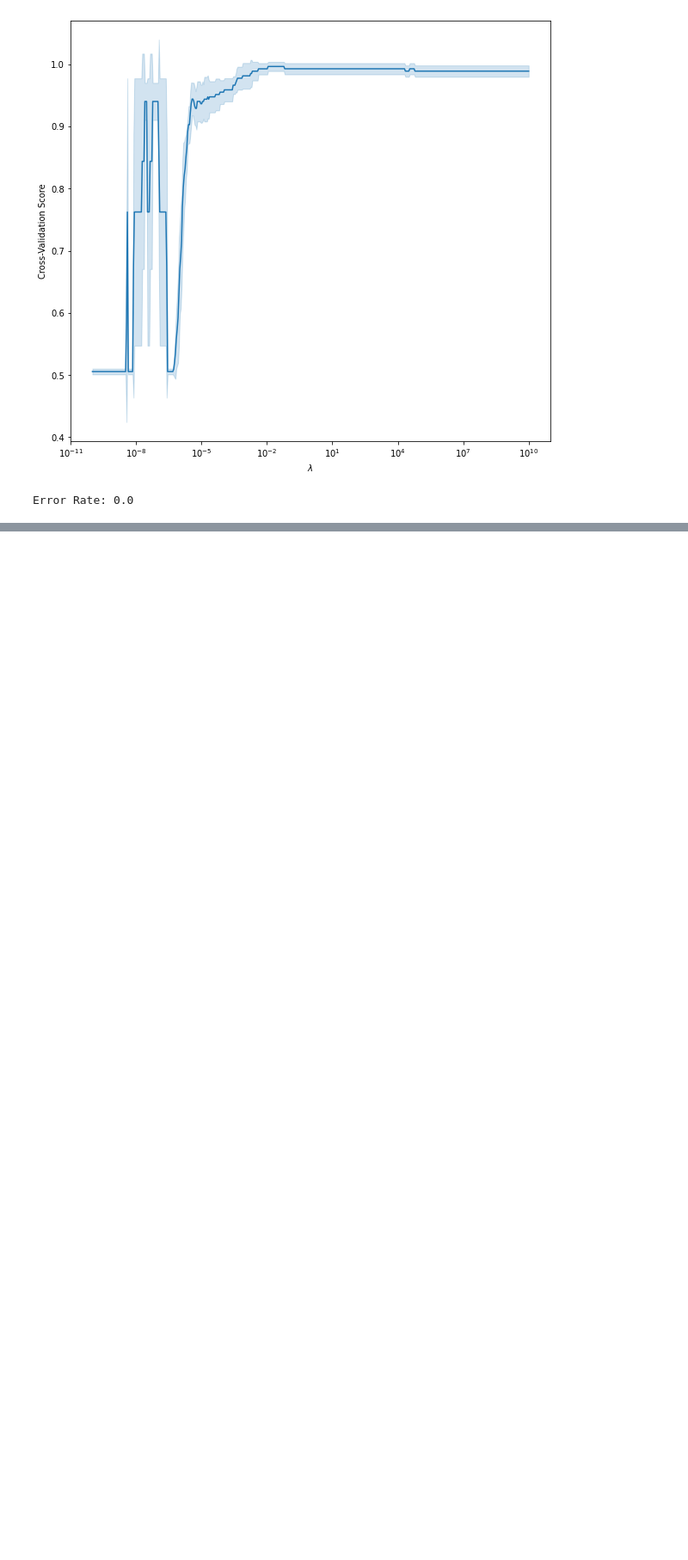
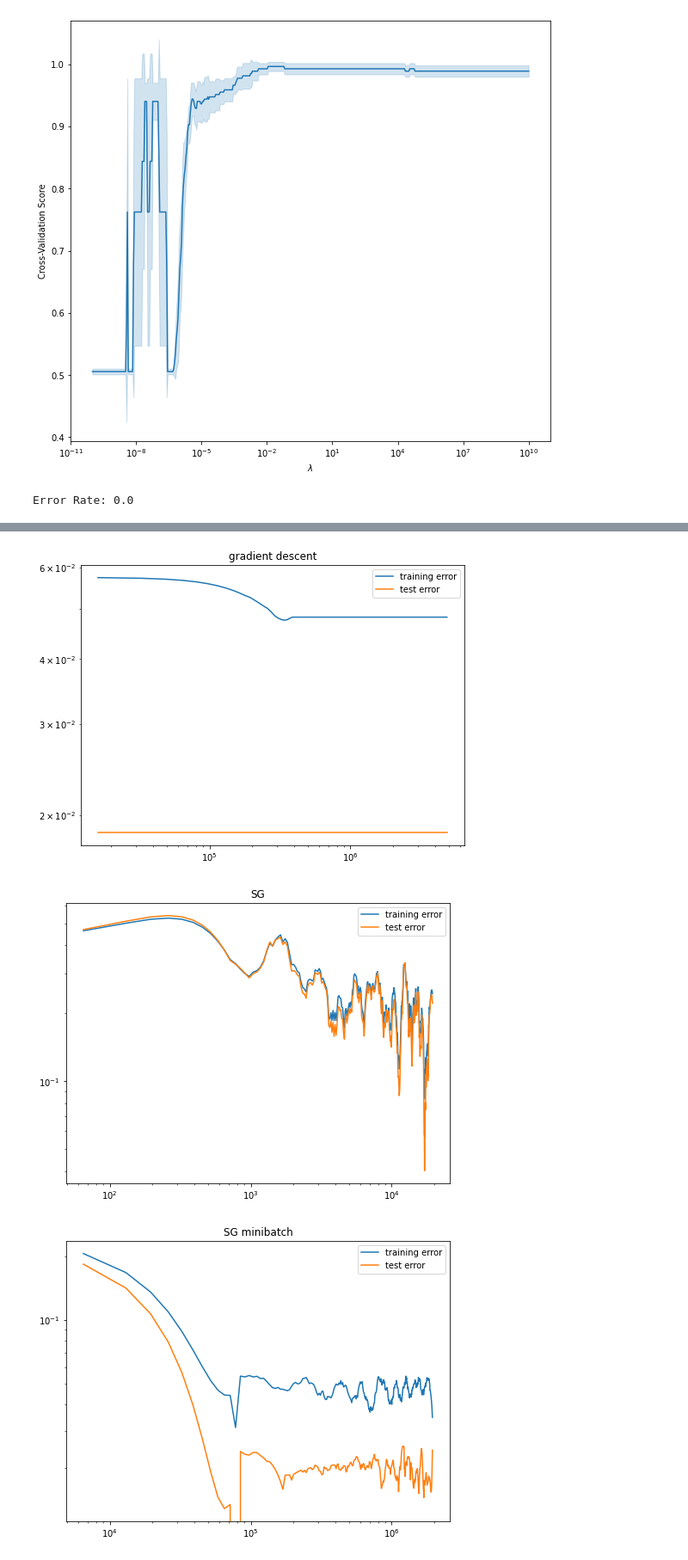
Before and after one commit to LarsKue/AML, a Jupyter notebook: exercise01/logistic-regression.ipynb, the cells around one changed output, grey strips where cells are left out. Shown at 86% size. Cells and saved outputs as stored; diff of their text form; code cells hidden in the pictures; blank space fills up the shorter version.

Commit message:
Renamed ipynb's, added comments and smoothing to speed part

```diff
--- a/exercise01/logistic-regression.ipynb
+++ b/exercise01/logistic-regression.ipynb
@@ -92,0 +95,13 @@ Error Rate: 0.0
+# %%
+def sigmoid(z):
+    return 1/(1+np.exp(-z))
+
+def gradient(beta, X, y, lambd):
+    # beta.T/lambda + 1/N*sum_i(sigma(-y_i X_i beta)(-y_i X_i))
+    return beta.T/lambd + 1/len(y) * (sigmoid(-y*X.dot(beta))[:,np.newaxis] * (-y[:,np.newaxis]*X)).sum(axis=0)
+
+def predict(beta, X):
+    return np.sign(X.dot(beta))
+
+def zero_one_loss(y_prediction, y_truth):
+    return (y_prediction != y_truth).sum()
@@ -92,0 +516,31 @@ Error Rate: 0.0
+# %%
+from scipy.signal import savgol_filter  # for smoothing
+
+complexities = [N_train*D, D, B*D, D, D, D, N_train*D, N_train*D*D]
+titles = ["gradient descent", "SG", "SG minibatch", "SG momentum", "ADAM", "SG average", "dual coordinate ascent", "Newton/Raphson"]
+
+for i in range(8):
+    plt.figure(figsize=(8,6))
+    T = np.arange(1,T_max)*complexities[i]
+
+    # smoothe the errors with a savgol filter
+    # plots are very noisy otherwise
+    train_err = savgol_filter(training_errors[i][1:], 21, 3)
+    test_err = savgol_filter(test_errors[i][1:], 21, 3)
+
+    # for smoothed plotting
+    plt.plot(T, train_err, label="training error")
+    plt.plot(T, test_err, label="test error")
+
+    # for unsmoothed plotting
+    # plt.plot(T, training_errors[i][1:], label="training error")
+    # plt.plot(T, test_errors[i][1:], label="test error")
+
+    plt.title(titles[i])
+    plt.yscale('log')
+    plt.xscale('log')
+    plt.legend()
+# %% [output]
+[figure, added]
+[figure, added]
+[figure, added]
```
Also changed, not shown: parts of 8 cells of this notebook, 1 other file.
